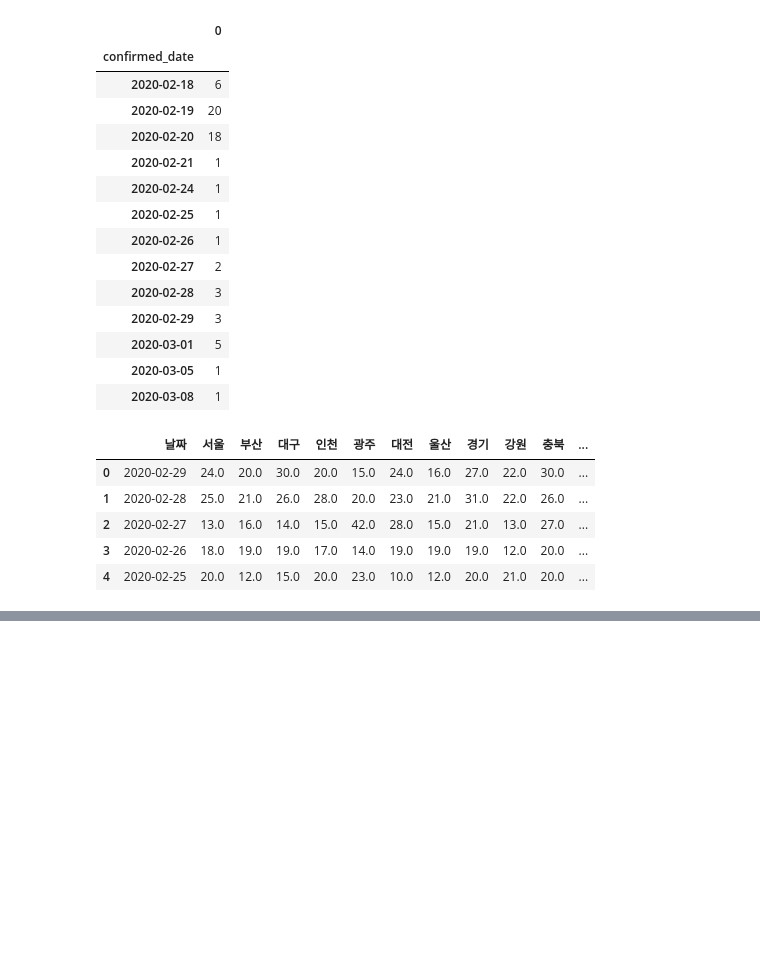
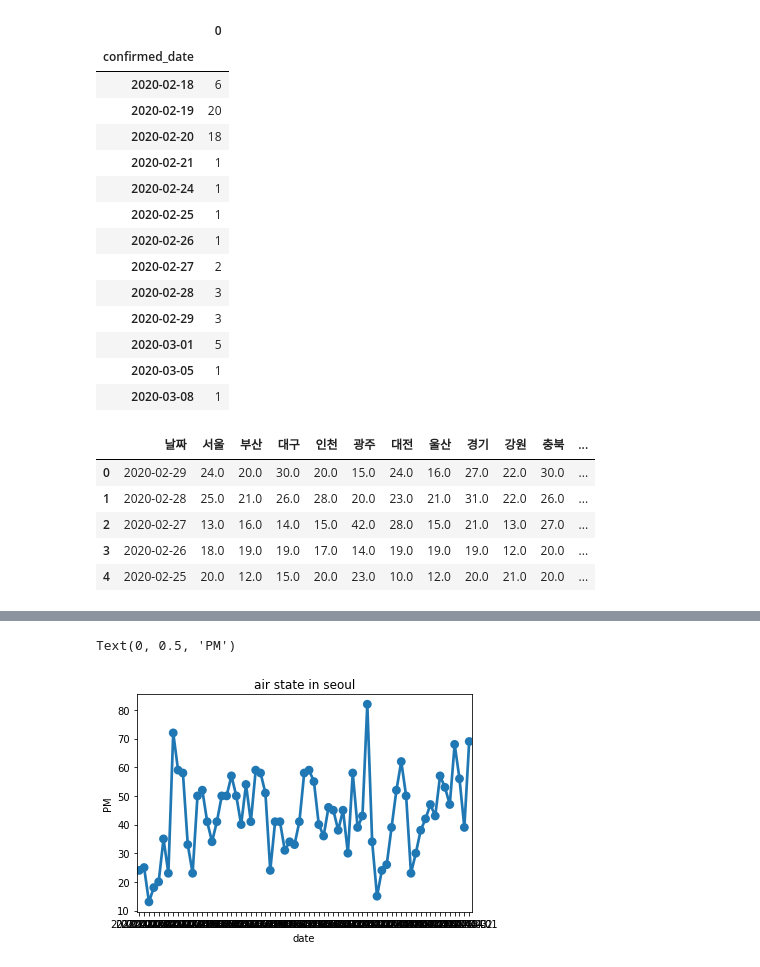
Before and after one commit to 21800040/Kwon_Jihyun, a Jupyter notebook: Deagu_PM.ipynb, the cells around one changed output, grey strips where cells are left out. Cells and saved outputs as stored; diff of their text form; code cells hidden in the pictures; blank space fills up the shorter version.

```diff
--- a/Deagu_PM.ipynb
+++ b/Deagu_PM.ipynb
@@ -120,3 +125,13 @@ Text(0, 0.5, 'PM')
+# %%
+
+sns.pointplot(data = df_sample_seoul ,x = '날짜', y = '서울')
+
+plt.title('air state in seoul')
+plt.xlabel('date')
+plt.ylabel('PM')
+# %% [output]
+Text(0, 0.5, 'PM')
+[figure, added]
 # %%
 #확진자 데이터 처리부분 수정필요
 '''
```
Also changed, not shown: parts of 9 cells of this notebook.
